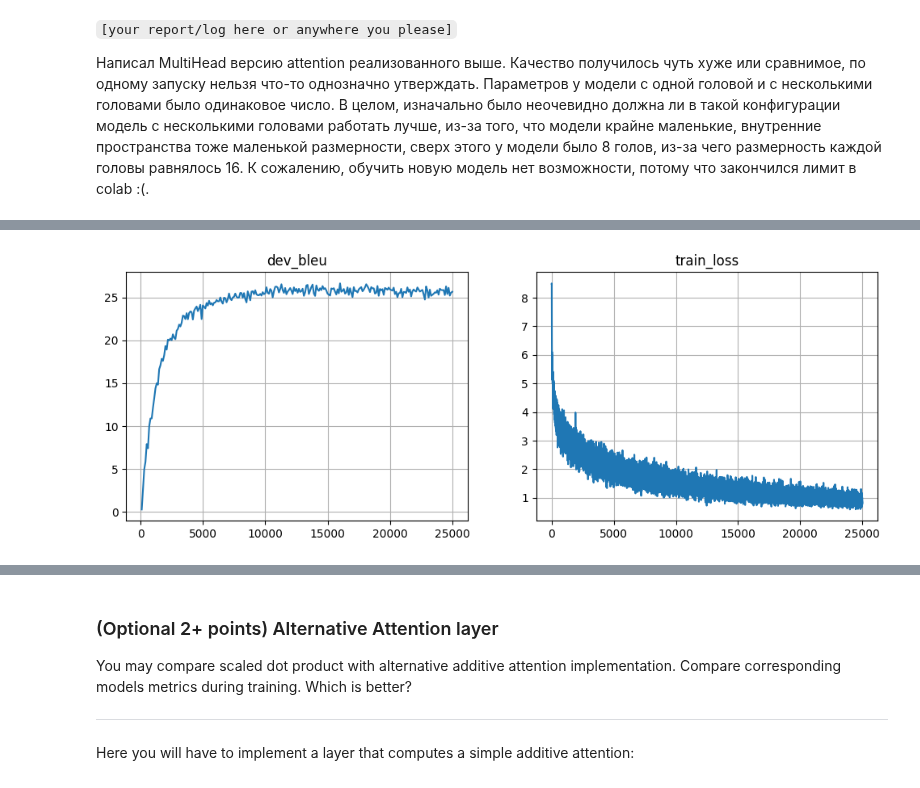
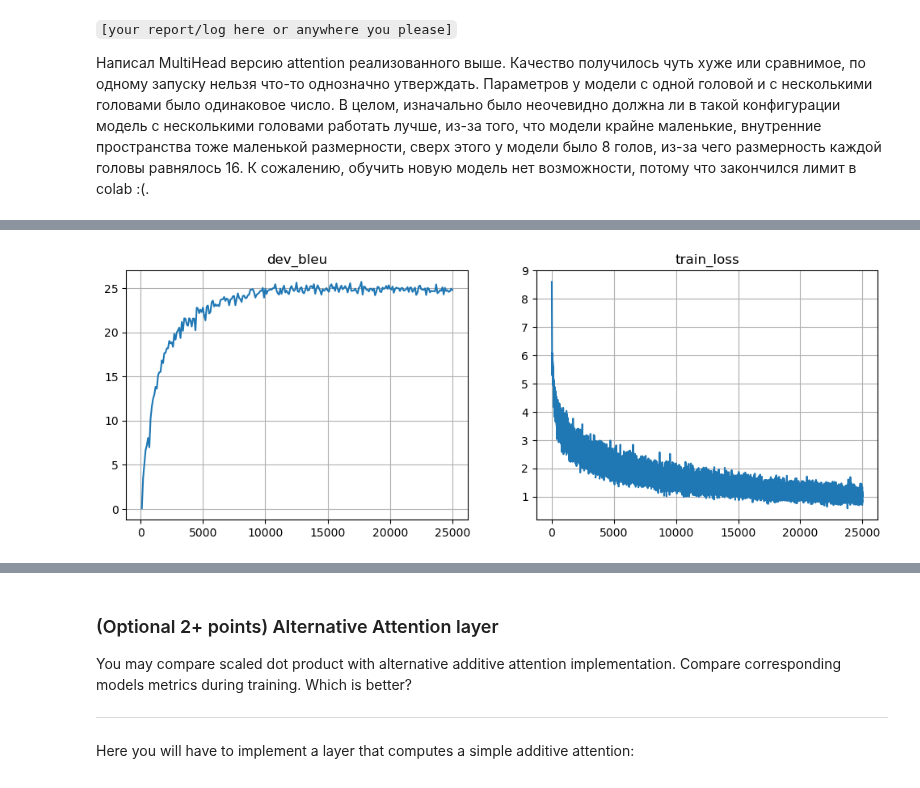
Before and after one commit to ma-tt-a/nlp_course, a Jupyter notebook: week03_attention/new_practice_and_homework.ipynb, the cells around one changed output, grey strips where cells are left out. Drawn from its saved outputs; the diff is of its cells as text; code cells hidden in the pictures.

```diff
--- a/week03_attention/new_practice_and_homework.ipynb
+++ b/week03_attention/new_practice_and_homework.ipynb
@@ -633,7 +648,6 @@ for _ in trange(25000):
 
     # <YOUR CODE: training step using batch_inp and batch_out>
     opt.zero_grad()
-    logits = attn_model(batch_inp, batch_out)
     loss_t = compute_loss(attn_model, batch_inp, batch_out)
     loss_t.backward()
     opt.step()
@@ -742,6 +758,6 @@ attention_probs = np.stack([state[-1].detach().cpu().numpy() for state in states
 # %%
 for i in range(5):
-    draw_attention(inp[i], trans[i], attention_probs[i])
+    draw_attention(inp[i], trans[i], attn_probs[i])
 # Does it look fine already? don't forget to save images for anytask!
 # %% [output]
 [interactive output not drawn]
@@ -838,8 +854,8 @@ class MultiHeadAttention(nn.Module):
 # %%
 class MultiAttentiveModel(BasicModel):
     def __init__(self, name, inp_voc, out_voc,
-                 emb_size=64, hid_size=128, attn_size=128, num_heads=8):
-        """ Translation model that uses attention. See instructions above. """
+                 emb_size=64, hid_size=128, attn_size=128, num_heads=4):
+        """ Multi-head attention model """
         nn.Module.__init__(self)  # initialize base class to track sub-layers, trainable variables, etc.
         self.inp_voc, self.out_voc = inp_voc, out_voc
         self.hid_size = hid_size
@@ -847,7 +863,7 @@ class MultiAttentiveModel(BasicModel):
         self.emb_inp = nn.Embedding(len(inp_voc), emb_size)
         self.emb_out = nn.Embedding(len(out_voc), emb_size)
         self.enc = nn.GRU(emb_size, hid_size, batch_first=True)
-        self.dec = nn.GRUCell(emb_size, hid_size)
+        self.dec = nn.GRUCell(emb_size + hid_size, hid_size)
         self.dec_start = nn.Linear(hid_size, hid_size)
         self.attn = MultiHeadAttention('attention', hid_size, hid_size, attn_size, num_heads)
         self.head = nn.Linear(2 * hid_size, len(out_voc))
@@ -860,31 +876,29 @@ class MultiAttentiveModel(BasicModel):
         :param inp: matrix of input tokens [batch, time]
         :return: a list of initial decoder state tensors
         """
-        def compute_mask(lengths, seq_len):
-            mask = torch.zeros(len(lengths), seq_len)
-            mask[torch.arange(len(lengths)), lengths] = 1
-            mask = mask.cumsum(dim=1).to(bool)
-            return ~mask
-
         # encode input sequence, create initial decoder states
         seq_len = inp.shape[1]
+
         embeddings = self.emb_inp(inp) # (batch, seq_len, emb_size)
-        self.enc_states, _ = self.enc(embeddings) # (batch, seq_len, hid_size)
+
+        enc_states, _ = self.enc(embeddings) # (batch, seq_len, hid_size)
+
         lengths = (inp != self.inp_voc.eos_ix).to(torch.int64).sum(dim=1).clamp_max(seq_len - 1) # (batch, )
-        self.inp_mask = compute_mask(lengths, seq_len).to(embeddings.device)
-        last_state = self.enc_states[torch.arange(len(self.enc_states)), lengths]
+        last_state = enc_states[torch.arange(len(enc_states)), lengths]
+
+        inp_mask = self.inp_voc.compute_mask(inp)
 
         dec_state = self.dec_start(last_state)
 
         # apply attention layer from initial decoder hidden state
-        attn_state, attn_probs = self.attn(self.enc_states, dec_state, self.inp_mask)
+        attn_state, attn_probs = self.attn(enc_states, dec_state, inp_mask)
 
         # Build first state: include
         # * initial states for decoder recurrent layers
         # * encoder sequence and encoder attn mask (for attention)
         # * make sure that last state item is attention probabilities tensor
 
-        initial_state = [dec_state, attn_state, attn_probs]
+        initial_state = [dec_state, enc_states, inp_mask, attn_state, attn_probs]
         return initial_state
 
     def decode_step(self, prev_state, prev_tokens, **flags):
@@ -895,13 +909,16 @@ class MultiAttentiveModel(BasicModel):
         :return: a list of next decoder state tensors, a tensor of logits [batch, n_tokens]
         """
         # <YOUR CODE HERE>
-        prev_dec_state = prev_state[0]
+        prev_dec_state, enc_states, inp_mask, attn_state, _ = prev_state
+
         out_emb = self.emb_out(prev_tokens)
-        new_dec_state = self.dec(out_emb, prev_dec_state) # (batch, hid_size)
-        new_attn_state, new_attn_probs = self.attn(self.enc_states, new_dec_state, self.inp_mask)
-        logits = self.head(torch.concat([new_attn_state, new_dec_state], dim=1))
 
-        new_state = [new_dec_state, new_attn_state, new_attn_probs]
+        dec_state = self.dec(torch.cat([out_emb, attn_state], dim=1), prev_dec_state)
+        logits = self.head(torch.cat([dec_state, attn_state], dim=1))
+
+        attn_state, attn_probs = self.attn(enc_states, dec_state, inp_mask)
+
+        new_state = [dec_state, enc_states, inp_mask, attn_state, attn_probs]
         return new_state, logits
 # %%
 # debugging area
@@ -937,36 +954,35 @@ Loss: tensor(7.5375, device='cuda:0', grad_fn=<DivBackward0>)
 # %%
 metrics = {'train_loss': [], 'dev_bleu': [] }
 
-multi_model = MultiAttentiveModel("attention", inp_voc, out_voc).to(device)
+multi_model = MultiAttentiveModel("multi-attention", inp_voc, out_voc).to(device)
 opt = torch.optim.Adam(multi_model.parameters(), lr=1e-3)
 batch_size = 32
 # %%
 for _ in trange(25000):
     step = len(metrics['train_loss']) + 1
     batch_ix = np.random.randint(len(train_inp), size=batch_size)
     batch_inp = inp_voc.to_matrix(train_inp[batch_ix]).to(device)
     batch_out = out_voc.to_matrix(train_out[batch_ix]).to(device)
 
     # <YOUR CODE: training step using batch_inp and batch_out>
     opt.zero_grad()
-    logits = multi_model(batch_inp, batch_out)
     loss_t = compute_loss(multi_model, batch_inp, batch_out)
     loss_t.backward()
     opt.step()
 
     metrics['train_loss'].append((step, loss_t.item()))
 
     if step % 100 == 0:
         metrics['dev_bleu'].append((step, compute_bleu(multi_model, dev_inp, dev_out)))
 
         clear_output(True)
         plt.figure(figsize=(12,4))
         for i, (name, history) in enumerate(sorted(metrics.items())):
             plt.subplot(1, len(metrics), i + 1)
             plt.title(name)
             plt.plot(*zip(*history))
             plt.grid()
         plt.show()
         print("Mean loss=%.3f" % np.mean(metrics['train_loss'][-10:], axis=0)[1], flush=True)
 # %% [output]
-[figure, old version]
+[figure, new version]
```
Also changed, not shown: parts of 24 cells of this notebook.
